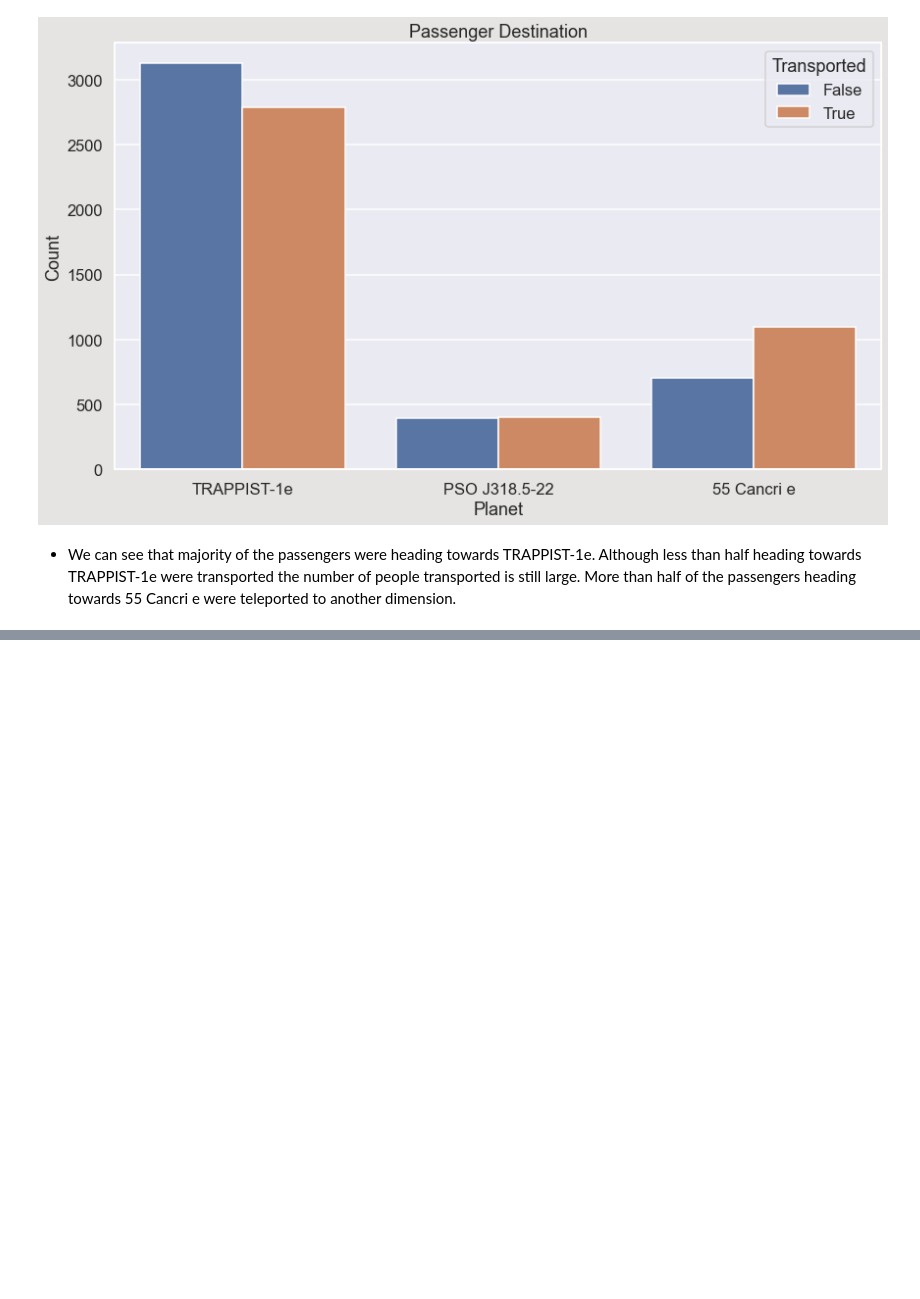
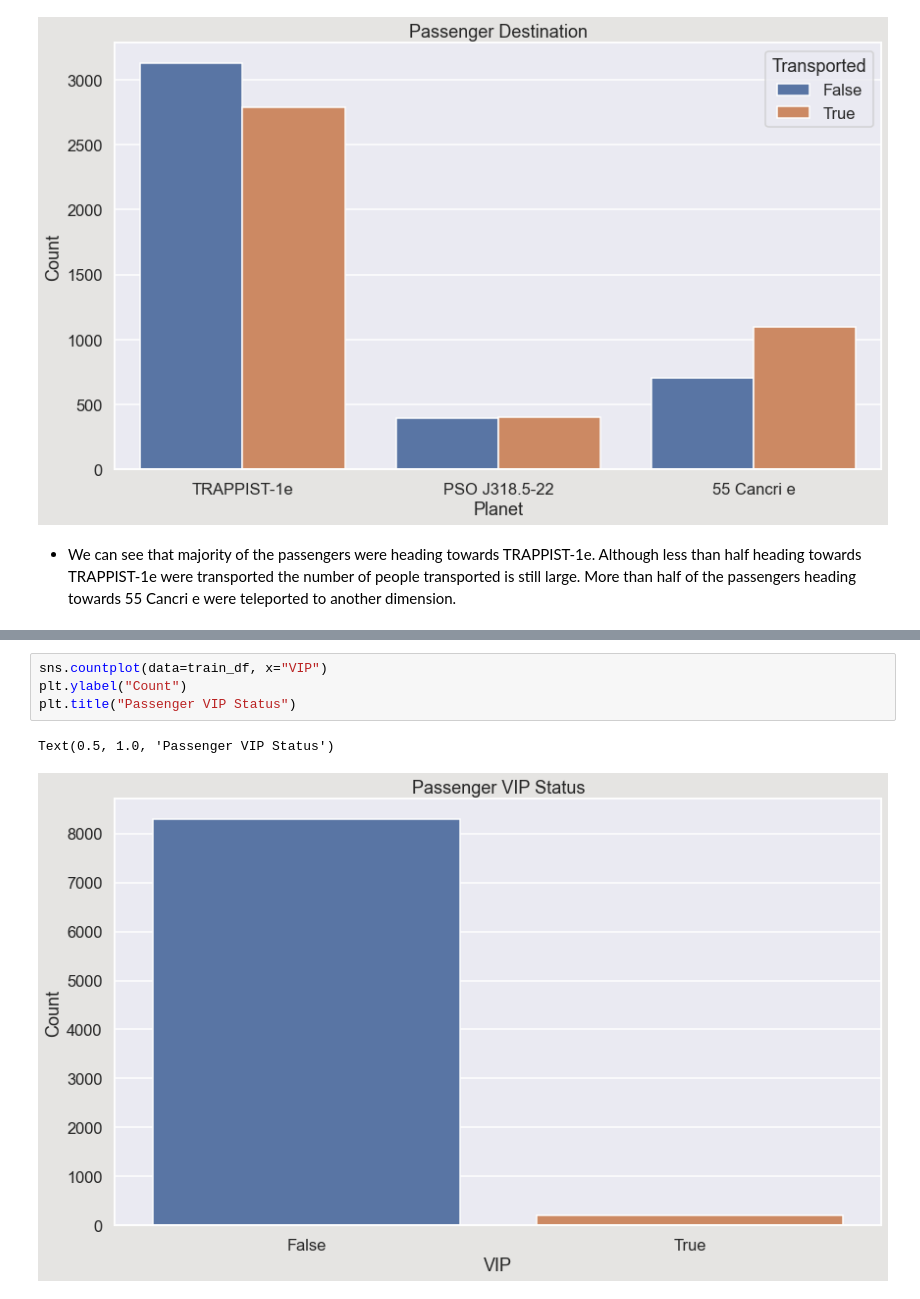
Before and after one commit to bustyAI/Interstellar-Disaster, a Jupyter notebook: spaceship_titanic.ipynb, the cells around one changed output, grey strips where cells are left out. Saved outputs shown, nothing was run; the diff lists cells and outputs as text; blank space fills up the shorter version.

```diff
--- a/spaceship_titanic.ipynb
+++ b/spaceship_titanic.ipynb
@@ -571,0 +611,7 @@ sns.displot(data=Tr)
+# %%
+sns.countplot(data=train_df, x="VIP")
+plt.ylabel("Count")
+plt.title("Passenger VIP Status")
+# %% [output]
+Text(0.5, 1.0, 'Passenger VIP Status')
+[figure, added]
```
Also changed, not shown: parts of 31 cells of this notebook.
